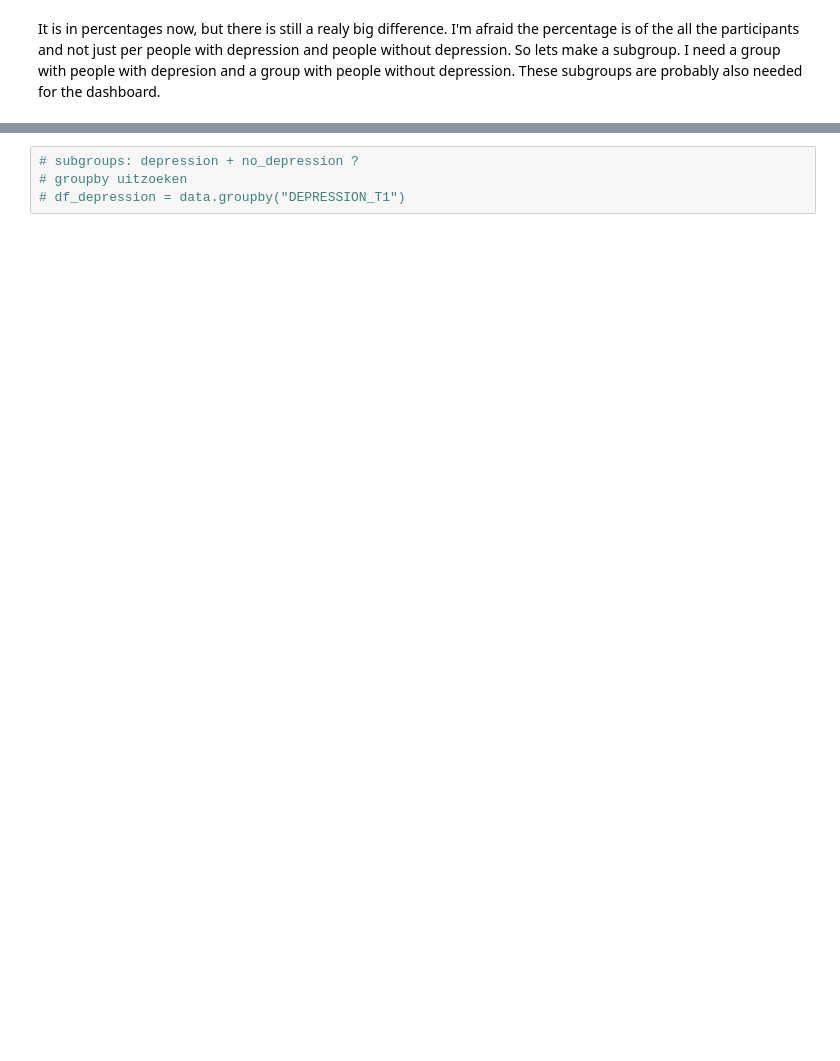
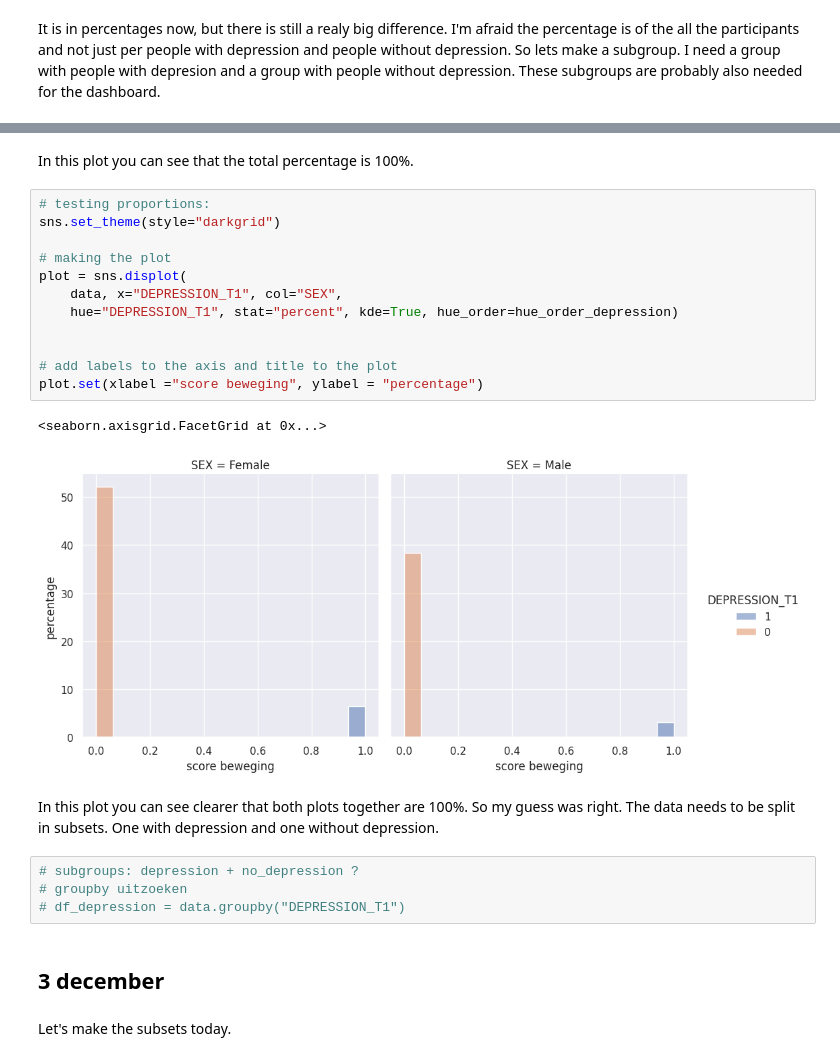
Before and after one commit to irisineke/Lifelines, a Jupyter notebook: logboek.ipynb, the cells around one changed output, grey strips where cells are left out. Cells and saved outputs as stored; diff of their text form; blank space fills up the shorter version.

```diff
--- a/logboek.ipynb
+++ b/logboek.ipynb
@@ -219,4 +234,27 @@ data.head()
+# %% [markdown]
+In this plot you can see that the total percentage is 100%.
+# %%
+# testing proportions:
+sns.set_theme(style="darkgrid")
+
+# making the plot
+plot = sns.displot(
+    data, x="DEPRESSION_T1", col="SEX",
+    hue="DEPRESSION_T1", stat="percent", kde=True, hue_order=hue_order_depression)
+
+
+# add labels to the axis and title to the plot
+plot.set(xlabel ="score beweging", ylabel = "percentage")
+# %% [output]
+<seaborn.axisgrid.FacetGrid at 0x...>
+[figure, added]
+# %% [markdown]
+In this plot you can see clearer that both plots together are 100%. So my guess was right. The data needs to be split in subsets. One with depression and one without depression.
 # %%
 # subgroups: depression + no_depression ?
 # groupby uitzoeken
 # df_depression = data.groupby("DEPRESSION_T1")
+# %% [markdown]
+## 3 december
+# %% [markdown]
+Let's make the subsets today.
```
Also changed, not shown: parts of 16 cells of this notebook.
